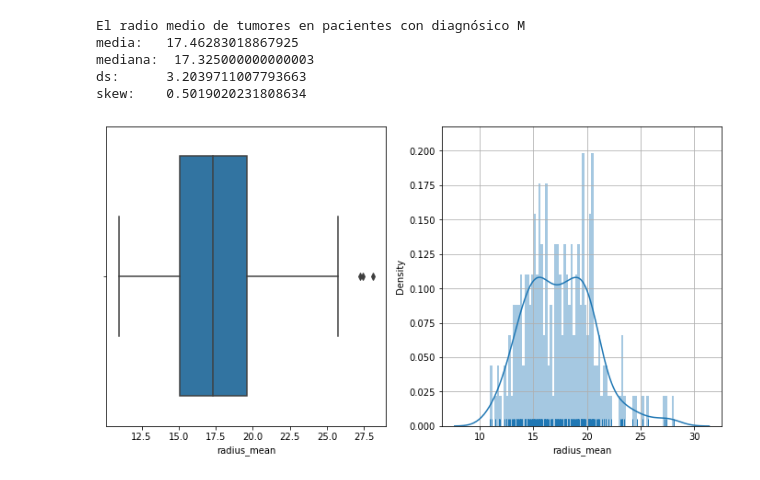
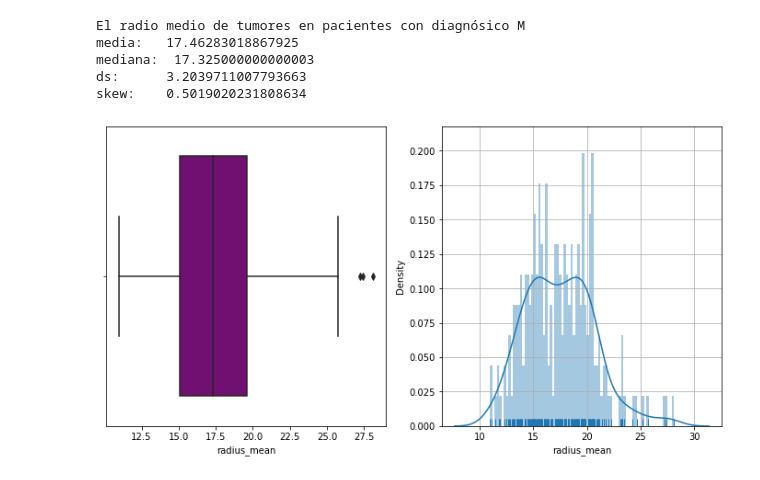
Before and after one commit to AngelicaDC/BEDUpython, a Jupyter notebook: Sesion-05/Reto-01bootstrap.ipynb, the cells around one changed output. Saved outputs shown, nothing was run; the diff lists cells and outputs as text; code cells hidden in the pictures.

```diff
--- a/Sesion-05/Reto-01bootstrap.ipynb
+++ b/Sesion-05/Reto-01bootstrap.ipynb
@@ -122,11 +155,11 @@ ds:      3.2039711007793663
 skew:    0.5019020231808634
 # %%
 fig,axes=plt.subplots(1,2, figsize=(12,6))
-sns.boxplot(radio_M, ax=axes[0])
+sns.boxplot(radio_M, ax=axes[0],color='purple')
 plt.grid(True)
 sns.distplot(radio_M,rug=True,ax=axes[1], kde=True, norm_hist=False, bins=80)
 plt.show();
 # %% [output]
-[figure, old version]
+[figure, new version]
 # %%
 means_M1 = []
```
Also changed, not shown: parts of 20 cells of this notebook.
